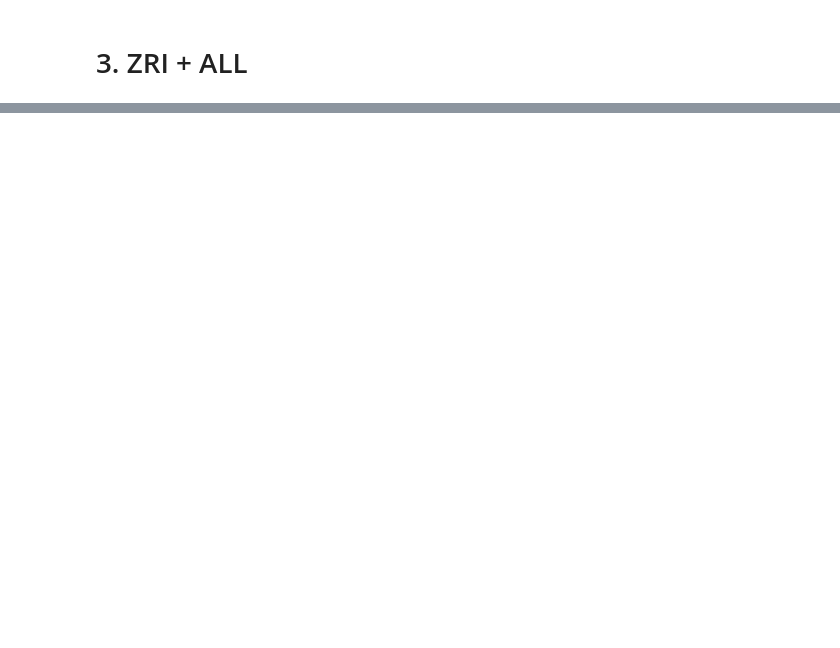
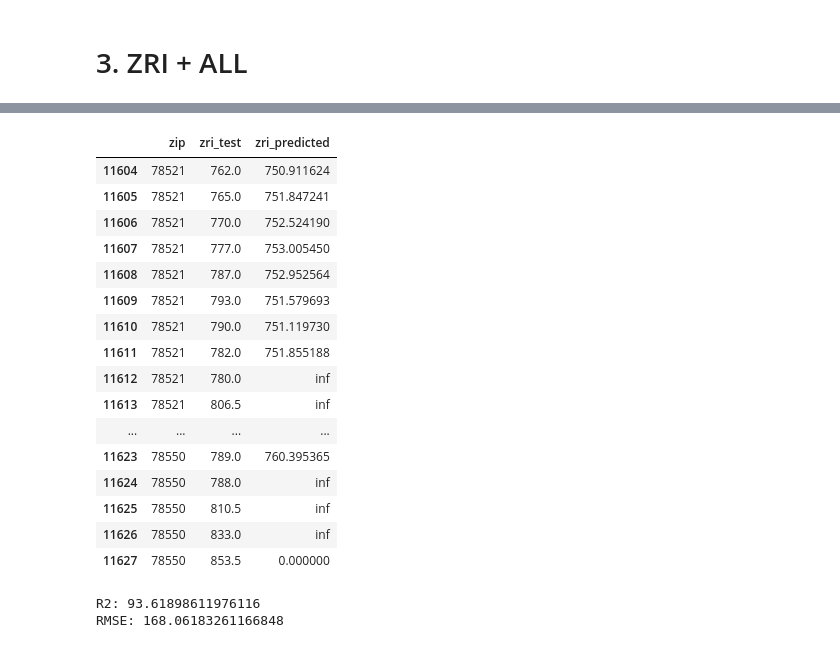
Before and after one commit to Kneck12/zillow-price-index-pred, a Jupyter notebook: Niki/Final Lasso v1.ipynb, the cells around one changed output, grey strips where cells are left out. Saved outputs shown, nothing was run; the diff lists cells and outputs as text; code cells hidden in the pictures; blank space fills up the shorter version.

Commit message:
lasso updated feature selection

```diff
--- a/Niki/Final Lasso v1.ipynb
+++ b/Niki/Final Lasso v1.ipynb
@@ -674,3 +736,5 @@ for col in trends_cols_keep:
+# %%
+df_zri_all = df_zri_all.fillna(0)
 # %%
 df = df_zri_all
 train = df[(df['year'] < 2019) & (df['year']>=2015)]
@@ -690,9 +773,6 @@ test_X = test.drop(['zri'],axis=1)
 #Lasso Grid Search
 lasso = Lasso()
 grid = dict()
-grid['alpha'] = [1e-15, 1e-10, 1e-8, 1e-5,1e-4, 1e-3,1e-2, 1, 5, 10]
+grid['alpha'] = [1e-5,1e-4, 1e-3,1e-2, 1, 10]
 lasso_grid = GridSearchCV(lasso, grid, cv=5, n_jobs=-1).fit(train_X,train_y)
 lasso_best = lasso_grid.best_estimator_
-print(f'lasso_best : {lasso_best}')
-
-lasso_best.fit(train_X, train_y)
@@ -701 +783,20 @@ ValueError: Input contains NaN, infinity or a value too large for dtype('float64
+# %%
+predictor_table=df.copy()
+X_test = test_X.copy()
+
+#loop through all month in 2019
+for month in list(X_test['year-month'].drop_duplicates()):
+
+    #run prediction for one month
+    X_test=X_test[X_test['year-month']==month]
+    X_test=X_test.drop(['zip','year','month','City','State','Metro','CountyName','year-month','zri'],axis=1)
+    val=lasso_best.predict(X_test)
+
+    #write current month prediction into predictor_table
+
+    predictor_table.loc[predictor_table['year-month']==month,'zri']=val
+
+    predictor_table=lag_gen(predictor_table)
+
+    X_test=predictor_table[predictor_table['year']==2019]
 # %%
@@ -708,0 +824,17 @@ rstable
+# %%
+scaled_predictions_y = X_test['zri']
+temp = pd.concat([save_test['zip'],test_y],axis=1)
+temp.reset_index(drop=True, inplace=True)
+scaled_predictions_y.reset_index(drop=True, inplace=True)
+rstable = pd.concat([temp,scaled_predictions_y],axis=1)
+rstable.columns = ['zip','zri_test','zri_predicted']
+
+
+
+for zipcode in rstable['zip'].unique():
+    rstable_filtered=rstable[rstable['zip']==zipcode]
+    rstable.loc[rstable['zip']==zipcode,'zri_test']=globals()[f"scaler_{zipcode}"].inverse_transform(rstable_filtered[['zri_test']])
+    rstable.loc[rstable['zip']==zipcode,'zri_predicted']=globals()[f"scaler_{zipcode}"].inverse_transform(rstable_filtered[['zri_predicted']])
+rstable.loc[:,'zri_test'] = np.exp(rstable.loc[:,'zri_test'])
+rstable.loc[:,'zri_predicted'] = np.exp(rstable.loc[:,'zri_predicted'])
+rstable.isna().sum()
@@ -708,0 +872,20 @@ rstable
+# %%
+rstable.loc[(rstable['zip'] == 78521) | (rstable['zip'] ==  78550),:]
+# %% [output]
+|  | zip | zri_test | zri_predicted |
+| 11604 | 78521 | 762.0 | 750.911624 |
+| 11605 | 78521 | 765.0 | 751.847241 |
+| 11606 | 78521 | 770.0 | 752.524190 |
+| 11607 | 78521 | 777.0 | 753.005450 |
+| 11608 | 78521 | 787.0 | 752.952564 |
+| 11609 | 78521 | 793.0 | 751.579693 |
+| 11610 | 78521 | 790.0 | 751.119730 |
+| 11611 | 78521 | 782.0 | 751.855188 |
+| 11612 | 78521 | 780.0 | inf |
+| 11613 | 78521 | 806.5 | inf |
+| ... | ... | ... | ... |
+| 11623 | 78550 | 789.0 | 760.395365 |
+| 11624 | 78550 | 788.0 | inf |
+| 11625 | 78550 | 810.5 | inf |
+| 11626 | 78550 | 833.0 | inf |
+| 11627 | 78550 | 853.5 | 0.000000 |
@@ -708,0 +895,9 @@ rstable
+# %%
+#RESULTS
+r2 = r2_score(rstable['zri_test'],rstable['zri_predicted'])
+rmse = sqrt(mean_squared_error(rstable['zri_test'],rstable['zri_predicted']))
+print(f'R2: {r2*100}')
+print(f'RMSE: {rmse}')
+# %% [output]
+R2: 93.61898611976116
+RMSE: 168.06183261166848
```
Also changed, not shown: parts of 58 cells of this notebook, 2 other files.
